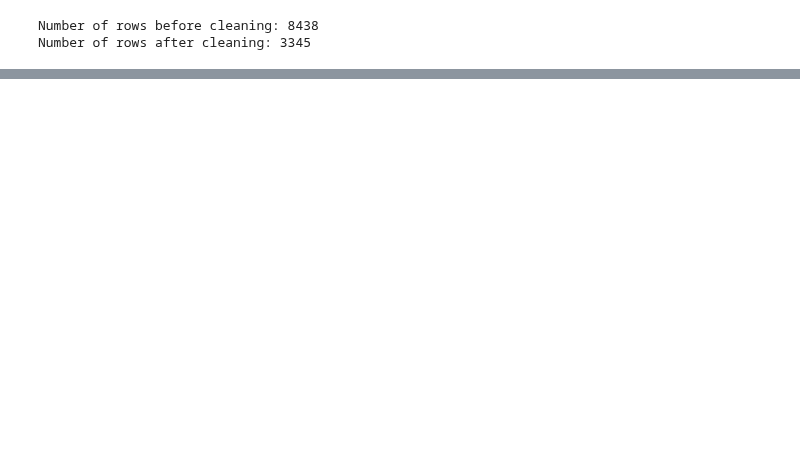
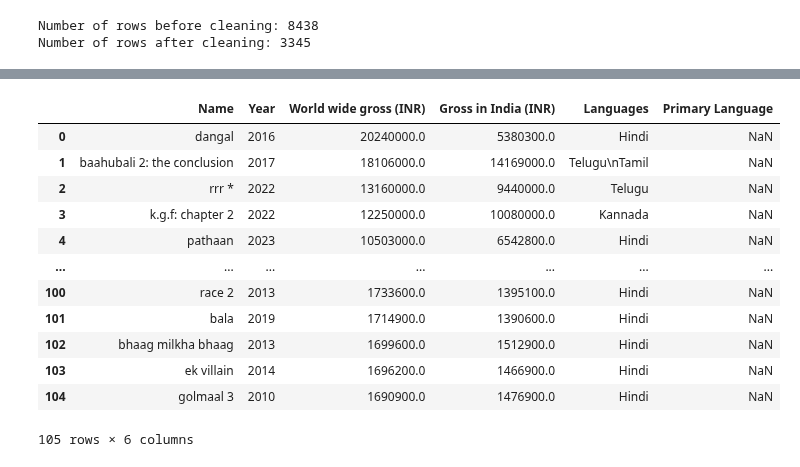
Before and after one commit to epfl-ada/ada-2024-project-thelordsofdata, a Jupyter notebook: src/data/cmu_analysis.ipynb, the cells around one changed output, grey strips where cells are left out. Drawn from its saved outputs; the diff is of its cells as text; code cells hidden in the pictures; blank space fills up the shorter version.

```diff
--- a/src/data/cmu_analysis.ipynb
+++ b/src/data/cmu_analysis.ipynb
@@ -343,0 +359,46 @@ df_cleaned_with_budget_drop.head()
+# %%
+# drop useless columns, get rid of crore
+df_indian.drop(columns = ['Director', 'Studio(s)', 'Budget (est.)', 'World wide gross (USD)'], inplace= True)
+df_indian['World wide gross (INR)'] = pd.to_numeric(
+    df_indian['World wide gross (INR)']
+    .str.replace('[₹,]', '', regex=True)    # Remove ₹ and comma
+    .str.replace(' crore', '', regex=True)   # Remove 'crore'
+)
+df_indian['Gross in India (INR crore)'] = pd.to_numeric(df_indian['Gross in India (INR crore)'].str.replace('[₹,]', '', regex=True))
+
+df_indian = df_indian.rename(columns={
+    'Film': 'Name',
+    'Gross in India (INR crore)': 'Gross in India (INR)',
+    'Primary Language': 'Languages'})
+df_indian['Name'] = df_indian['Name'].str.strip().str.lower()
+
+df_indian['World wide gross (INR)'] = df_indian['World wide gross (INR)'] * 10000
+df_indian['Gross in India (INR)'] = df_indian['Gross in India (INR)'] * 10000
+# %%
+# Manual replacements of NaN values
+
+df_indian.loc[df_indian['Name'] == 'brahmāstra: part one – shiva', 'Primary Language'] = 'Hindi'
+df_indian.loc[df_indian['Name'] == 'chennai express', 'Primary Language'] = 'Hindi'
+df_indian.loc[df_indian['Name'] == 'ponniyin selvan: ii', 'World wide gross (INR)'] = 412619769
+df_indian.loc[df_indian['Name'] == 'ponniyin selvan: ii', 'Gross in India (INR)'] = 312437220
+df_indian.loc[df_indian['Name'] == 'hindi medium', 'World wide gross (INR)'] = 2896854886
+df_indian.loc[df_indian['Name'] == 'hindi medium', 'Gross in India (INR)'] = 670540311
+
+df_indian['Year'] = df_indian['Year'].replace(2911, 2011)
+
+df_na = df_indian[df_indian.isna().any(axis=1)]
+df_na
+# %% [output]
+|  | Name | Year | World wide gross (INR) | Gross in India (INR) | Languages | Primary Language |
+| 0 | dangal | 2016 | 20240000.0 | 5380300.0 | Hindi | NaN |
+| 1 | baahubali 2: the conclusion | 2017 | 18106000.0 | 14169000.0 | Telugu\nTamil | NaN |
+| 2 | rrr * | 2022 | 13160000.0 | 9440000.0 | Telugu | NaN |
+| 3 | k.g.f: chapter 2 | 2022 | 12250000.0 | 10080000.0 | Kannada | NaN |
+| 4 | pathaan | 2023 | 10503000.0 | 6542800.0 | Hindi | NaN |
+| ... | ... | ... | ... | ... | ... | ... |
+| 100 | race 2 | 2013 | 1733600.0 | 1395100.0 | Hindi | NaN |
+| 101 | bala | 2019 | 1714900.0 | 1390600.0 | Hindi | NaN |
+| 102 | bhaag milkha bhaag | 2013 | 1699600.0 | 1512900.0 | Hindi | NaN |
+| 103 | ek villain | 2014 | 1696200.0 | 1466900.0 | Hindi | NaN |
+| 104 | golmaal 3 | 2010 | 1690900.0 | 1476900.0 | Hindi | NaN |
+105 rows × 6 columns
```
Also changed, not shown: parts of 10 cells of this notebook.
